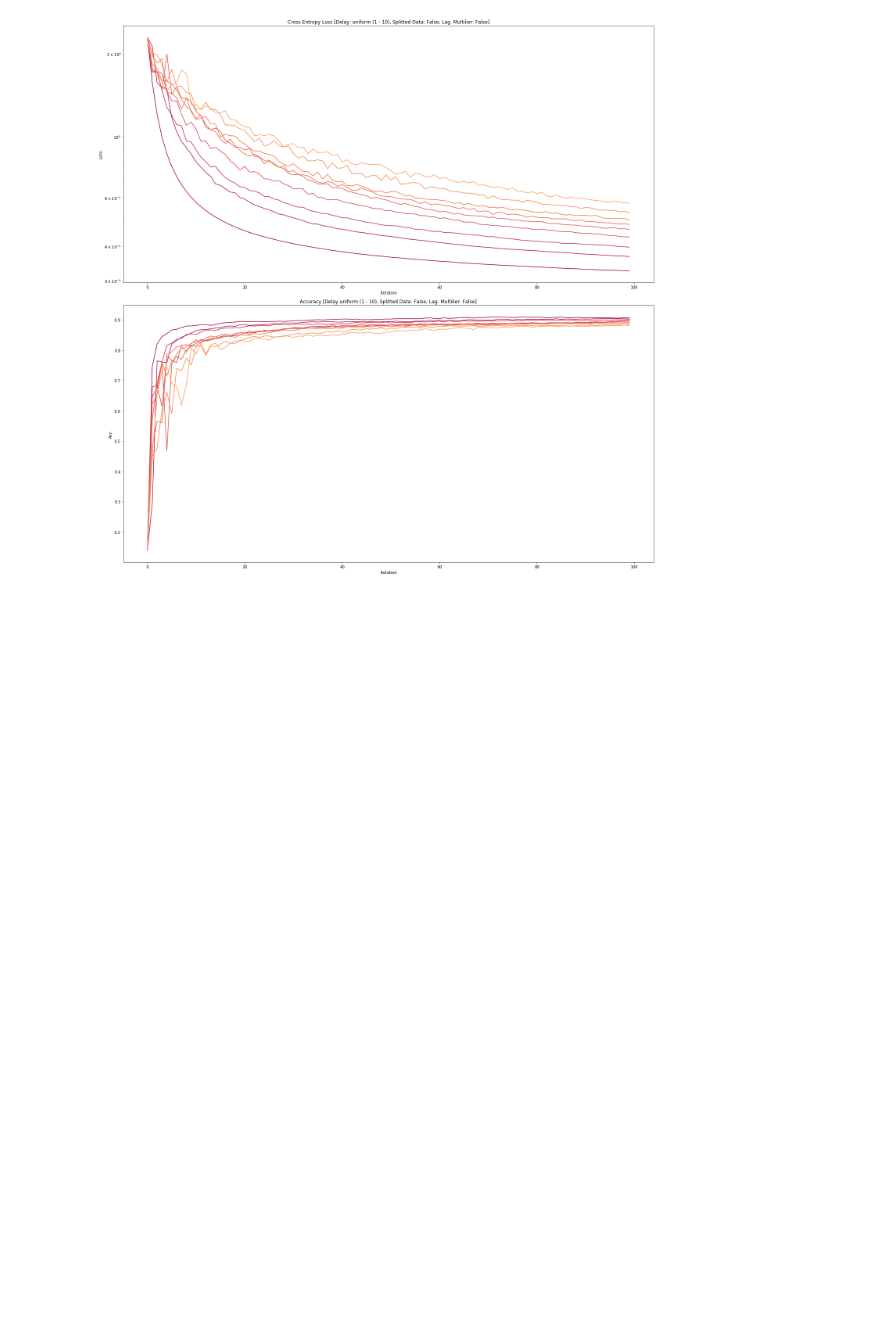
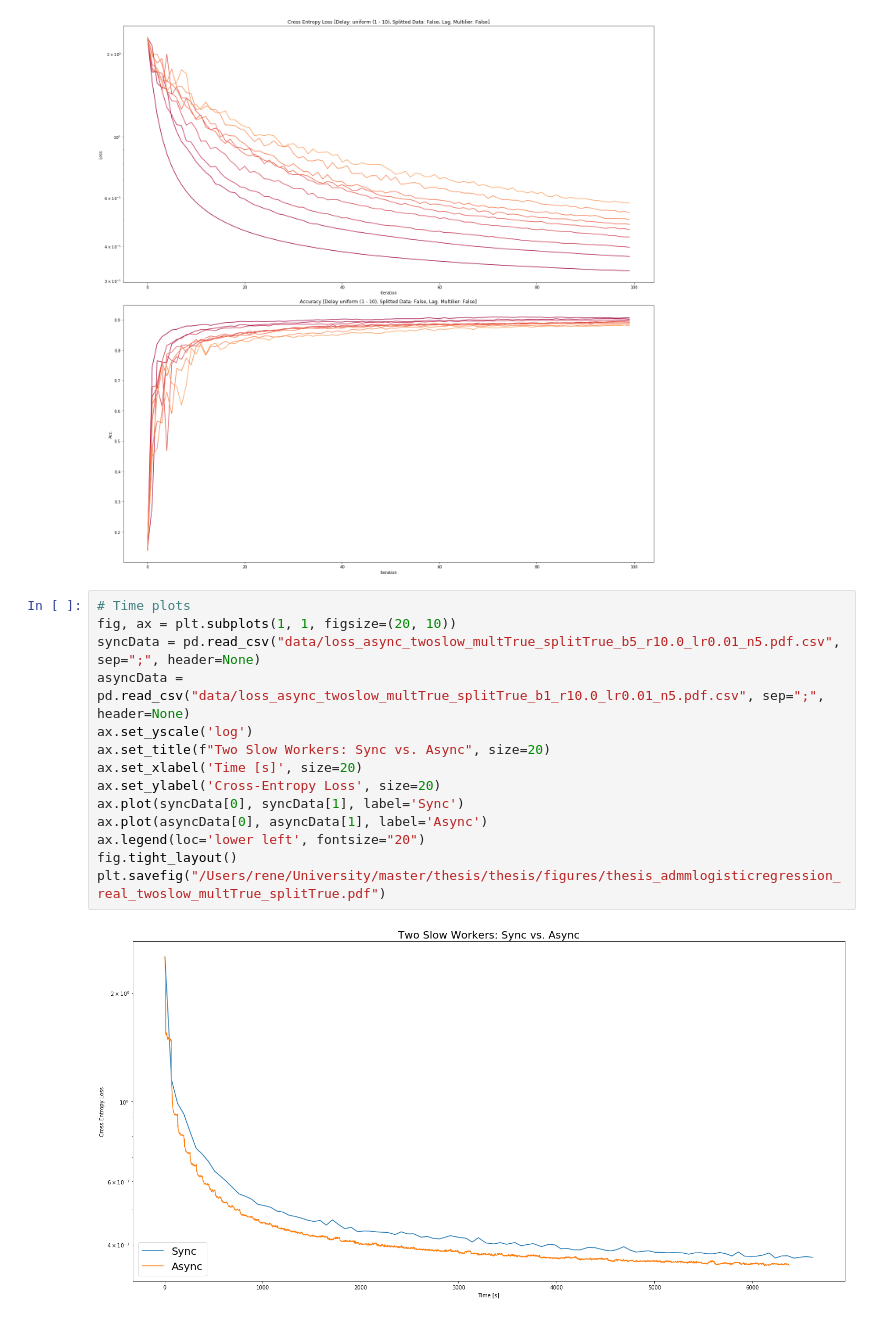
Before and after one commit to filipre/master-experiments, a Jupyter notebook: admm-logistic-regression/visualizations.ipynb, the cells around one changed output. Drawn from its saved outputs; the diff is of its cells as text; blank space fills up the shorter version.

```diff
--- a/admm-logistic-regression/visualizations.ipynb
+++ b/admm-logistic-regression/visualizations.ipynb
@@ -362,3 +360,19 @@ data/acc_dmuniform_d7_multFalse_splitFalse_r10.0_lr0.001_n5.csv
 data/acc_dmuniform_d8_multFalse_splitFalse_r10.0_lr0.001_n5.csv
 data/acc_dmuniform_d10_multFalse_splitFalse_r10.0_lr0.001_n5.csv
 [figure]
+# %%
+# Time plots
+fig, ax = plt.subplots(1, 1, figsize=(20, 10))
+syncData = pd.read_csv("data/loss_async_twoslow_multTrue_splitTrue_b5_r10.0_lr0.01_n5.pdf.csv", sep=";", header=None)
+asyncData = pd.read_csv("data/loss_async_twoslow_multTrue_splitTrue_b1_r10.0_lr0.01_n5.pdf.csv", sep=";", header=None)
+ax.set_yscale('log')
+ax.set_title(f"Two Slow Workers: Sync vs. Async", size=20)
+ax.set_xlabel('Time [s]', size=20)
+ax.set_ylabel('Cross-Entropy Loss', size=20)
+ax.plot(syncData[0], syncData[1], label='Sync')
+ax.plot(asyncData[0], asyncData[1], label='Async')
+ax.legend(loc='lower left', fontsize="20")
+fig.tight_layout()
+plt.savefig("/Users/rene/University/master/thesis/thesis/figures/thesis_admmlogisticregression_real_twoslow_multTrue_splitTrue.pdf")
+# %% [output]
+[figure, added]
```
Also changed, not shown: parts of 1 cell of this notebook, 1 other file.
